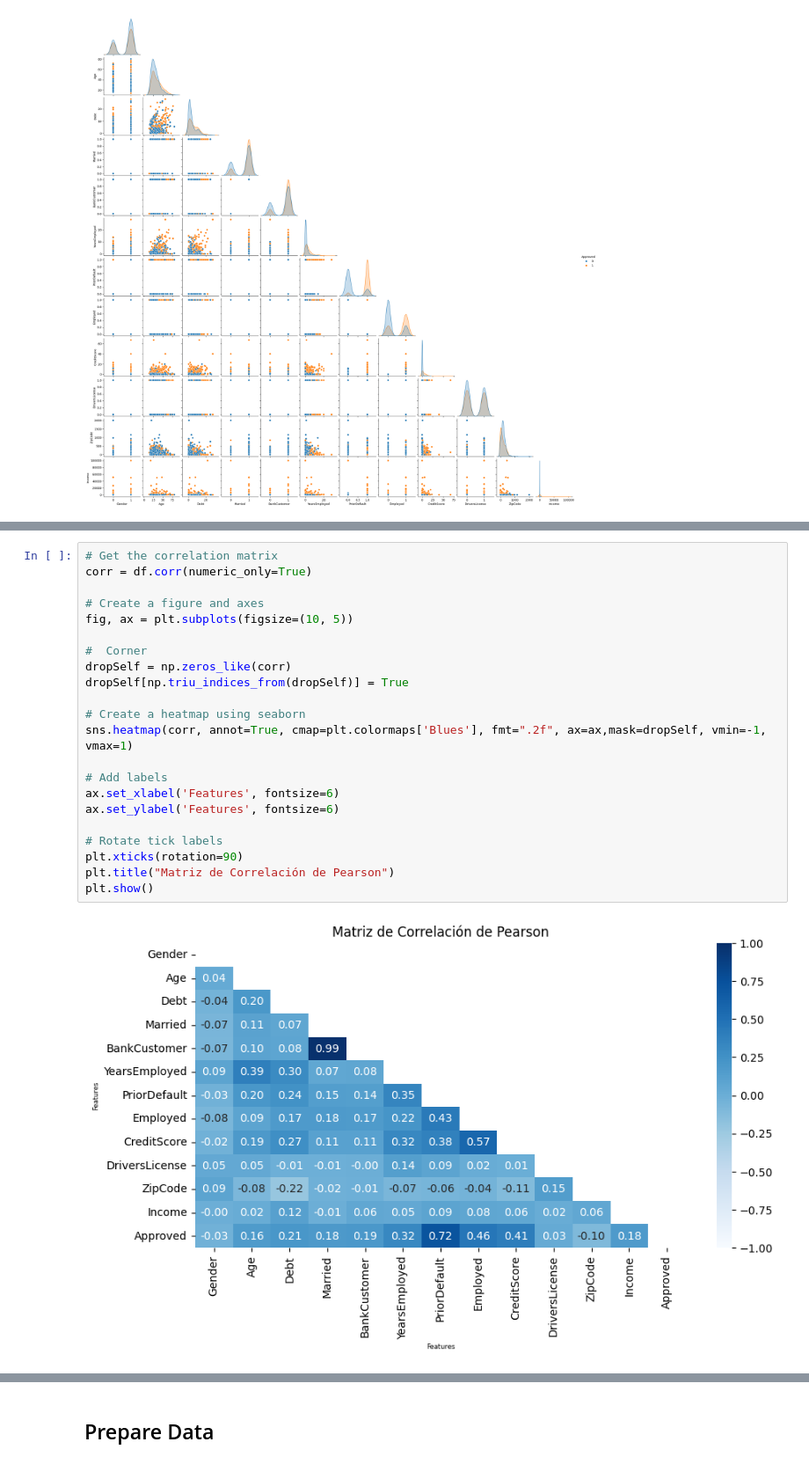
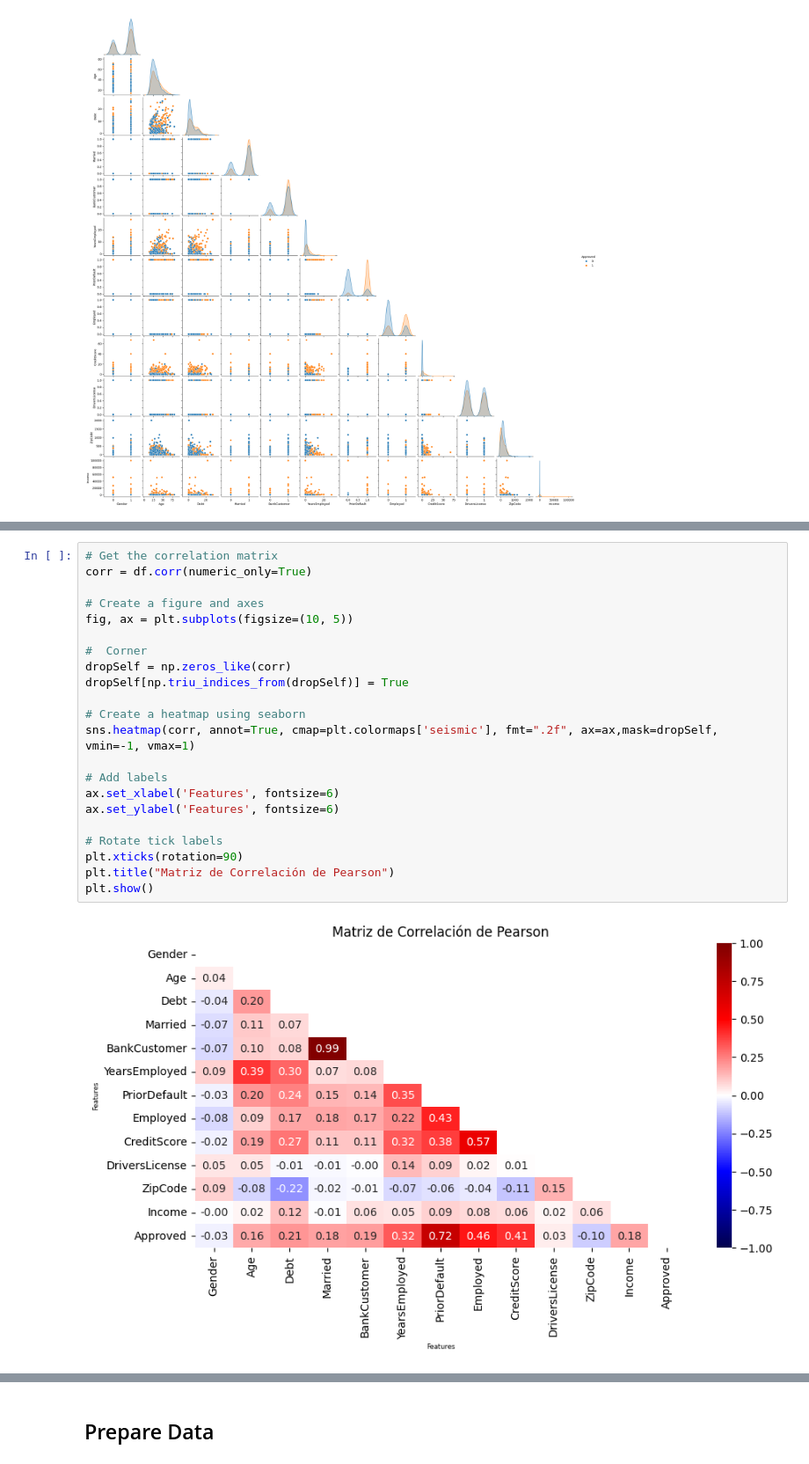
Before and after one commit to davidsequera/don_armando, a Jupyter notebook: main.ipynb, the cells around one changed output, grey strips where cells are left out. Shown at 88% size. Drawn from its saved outputs; the diff is of its cells as text.

```diff
--- a/main.ipynb
+++ b/main.ipynb
@@ -101,24 +115,24 @@ plt.show()
 # %%
 # Get the correlation matrix
 corr = df.corr(numeric_only=True)
 
 # Create a figure and axes
 fig, ax = plt.subplots(figsize=(10, 5))
 
 #  Corner
 dropSelf = np.zeros_like(corr)
 dropSelf[np.triu_indices_from(dropSelf)] = True
 
 # Create a heatmap using seaborn
-sns.heatmap(corr, annot=True, cmap=plt.colormaps['Blues'], fmt=".2f", ax=ax,mask=dropSelf, vmin=-1, vmax=1)
+sns.heatmap(corr, annot=True, cmap=plt.colormaps['seismic'], fmt=".2f", ax=ax,mask=dropSelf, vmin=-1, vmax=1)
 
 # Add labels
 ax.set_xlabel('Features', fontsize=6)
 ax.set_ylabel('Features', fontsize=6)
 
 # Rotate tick labels
 plt.xticks(rotation=90)
 plt.title("Matriz de Correlación de Pearson")
 plt.show()
 # %% [output]
-[figure, old version]
+[figure, new version]
```
Also changed, not shown: parts of 82 cells of this notebook, 5 other files.
